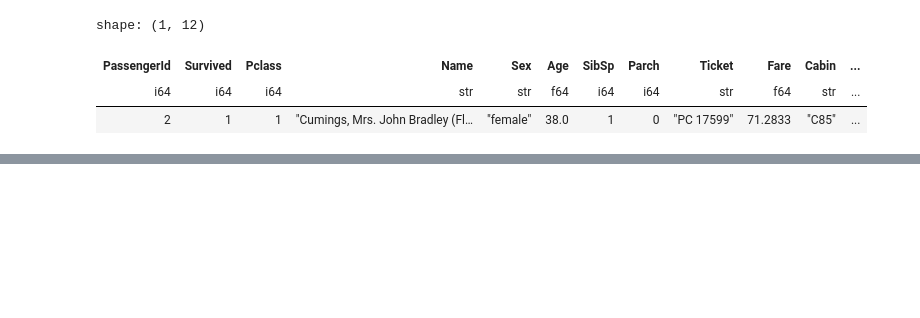
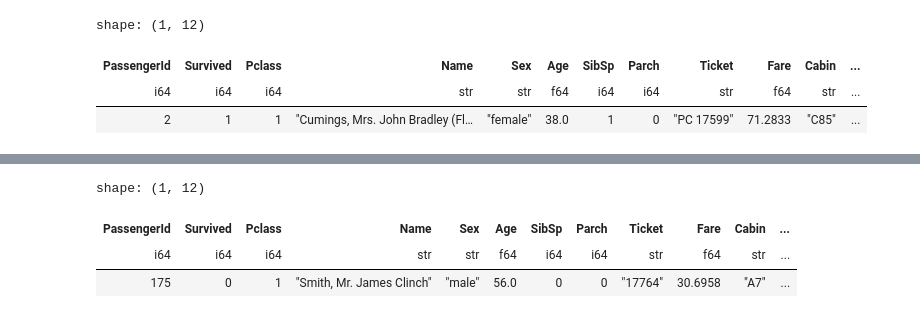
Before and after one commit to dschloe/polars_recipes, a Jupyter notebook: ch02_selecting_cols_filtering.ipynb, the cells around one changed output, grey strips where cells are left out. Drawn from its saved outputs; the diff is of its cells as text; code cells hidden in the pictures; blank space fills up the shorter version.

```diff
--- a/ch02_selecting_cols_filtering.ipynb
+++ b/ch02_selecting_cols_filtering.ipynb
@@ -171,0 +211,8 @@ shape: (1, 12)
+# %%
+# Name 컬럼에 “Smith”가 포함된 승객을 선택
+df.filter(pl.col("Name").str.contains("Smith")).head(1)
+# %% [output]
+shape: (1, 12)
+| PassengerId | Survived | Pclass | Name | Sex | Age | SibSp | Parch | Ticket | Fare | Cabin | ... |
+| i64 | i64 | i64 | str | str | f64 | i64 | i64 | str | f64 | str | ... |
+| 175 | 0 | 1 | "Smith, Mr. James Clinch" | "male" | 56.0 | 0 | 0 | "17764" | 30.6958 | "A7" | ... |
```
Also changed, not shown: parts of 18 cells of this notebook, 3 other files.
